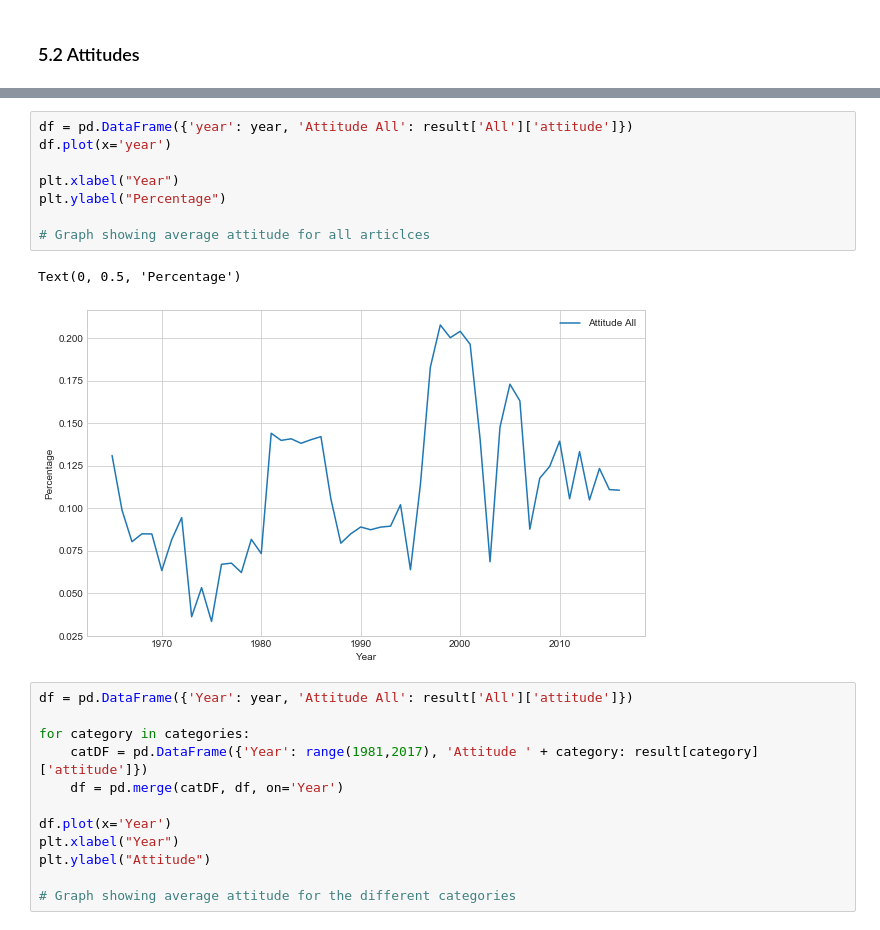
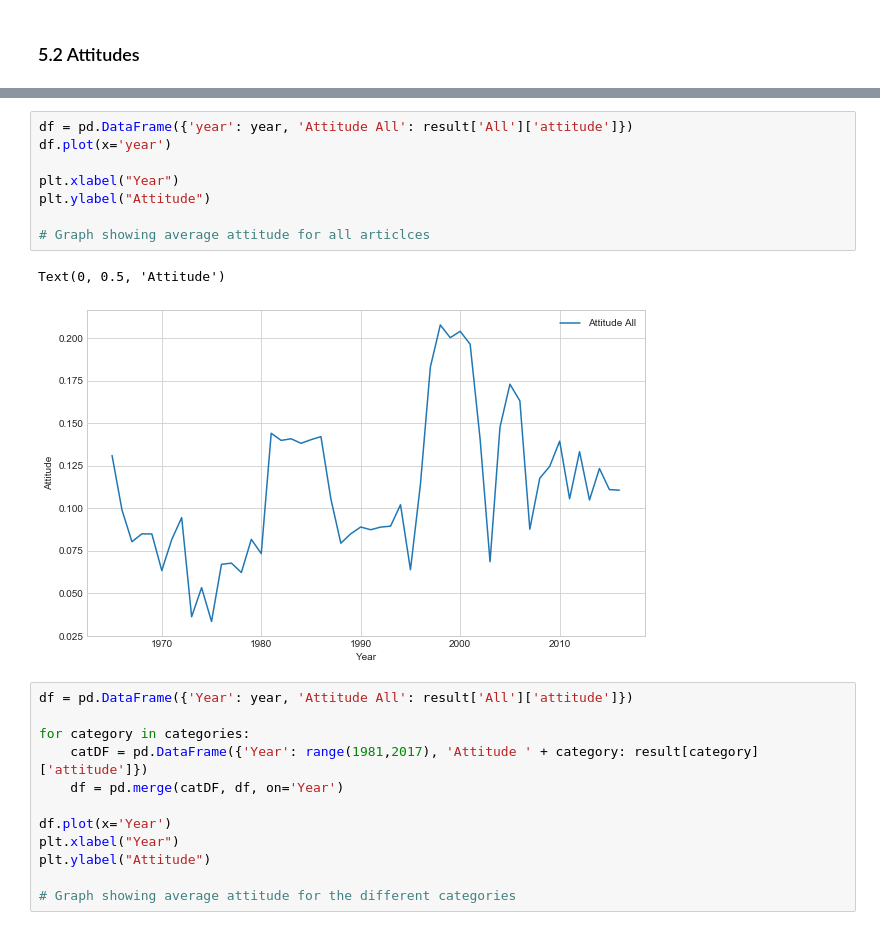
Before and after one commit to thejool/dataminingproject, a Jupyter notebook: Data-Mining-Project-latest.ipynb, the cells around one changed output, grey strips where cells are left out. Drawn from its saved outputs; the diff is of its cells as text.

```diff
--- a/Data-Mining-Project-latest.ipynb
+++ b/Data-Mining-Project-latest.ipynb
@@ -578,14 +593,14 @@ plt.show()
 # %%
 df = pd.DataFrame({'year': year, 'Attitude All': result['All']['attitude']})
 df.plot(x='year')
 
 plt.xlabel("Year")
-plt.ylabel("Percentage")
+plt.ylabel("Attitude")
 
 # Graph showing average attitude for all articlces
 # %% [output]
-Text(0, 0.5, 'Percentage')
+Text(0, 0.5, 'Attitude')
-[figure, old version]
+[figure, new version]
 # %%
 df = pd.DataFrame({'Year': year, 'Attitude All': result['All']['attitude']})
 
```
Also changed, not shown: parts of 9 cells of this notebook.
